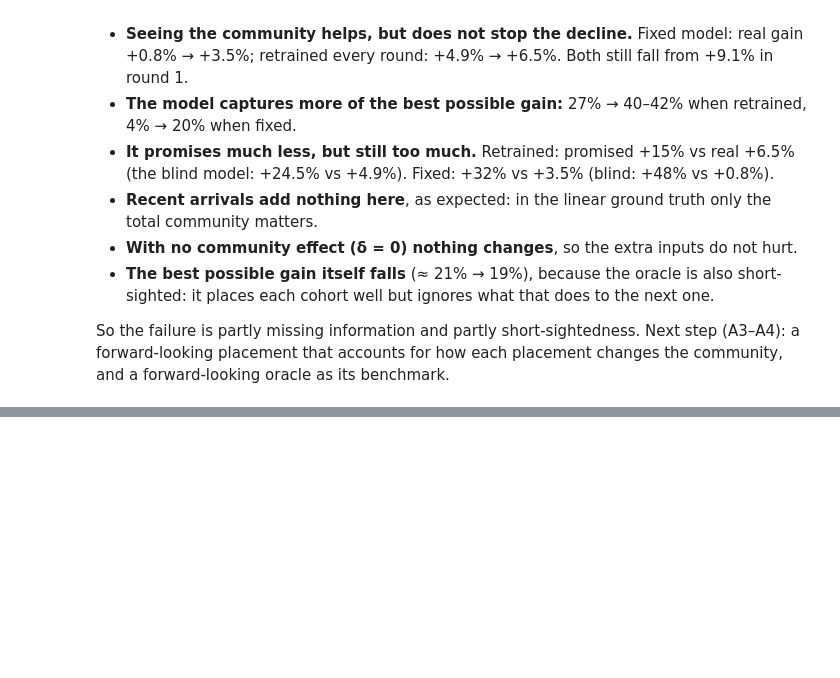
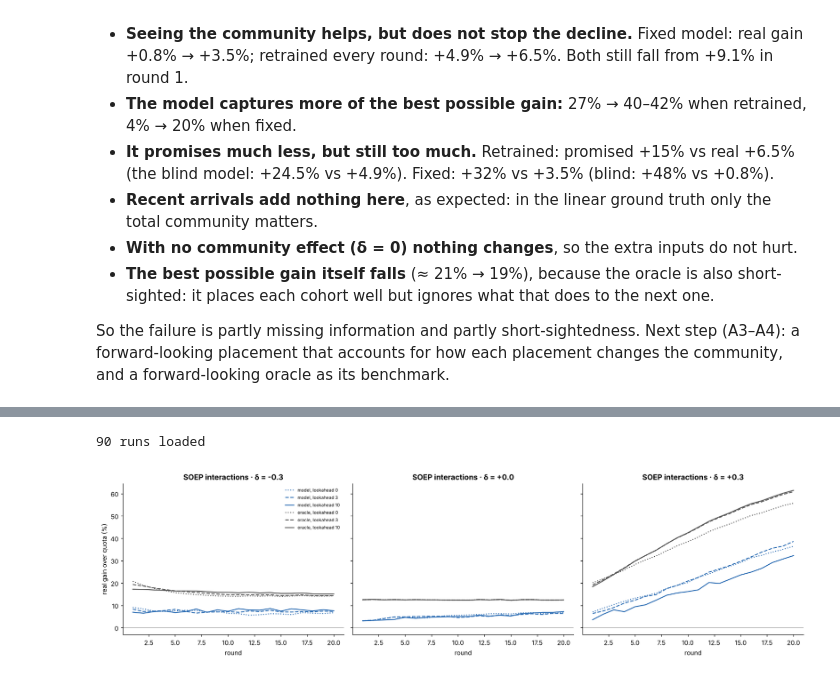
Before and after one commit to sofiykamanko/refugee_locating, a Jupyter notebook: notebooks/ws_a_community_model.ipynb, the cells around one changed output, grey strips where cells are left out. Cells and saved outputs as stored; diff of their text form; code cells hidden in the pictures; blank space fills up the shorter version.

```diff
--- a/notebooks/ws_a_community_model.ipynb
+++ b/notebooks/ws_a_community_model.ipynb
@@ -173,0 +190,23 @@ So the failure is partly missing information and partly short-sightedness. Next
+# %%
+fw = load_results("../results/forward_looking")
+print(f"{fw['run_key'].nunique()} runs loaded")
+LOOKAHEAD_STYLE = {0: ":", 3: "--", 10: "-"}
+PLANNER_COLOR = {"model": "#2F6FB5", "oracle": "#555555"}
+
+fig, axes = plt.subplots(1, 3, figsize=(16, 4.4), sharey=True)
+for ax, d in zip(axes, DELTAS):
+    for planner, color in PLANNER_COLOR.items():
+        for la, ls in LOOKAHEAD_STYLE.items():
+            g = mean_by_round(fw[(fw["delta"] == d) & (fw["planner"] == planner) & (fw["lookahead"] == la)], "gain_pct")
+            ax.plot(g.index, g, ls, color=color, label=f"{planner}, lookahead {la}")
+    ax.axhline(0, color="grey", lw=0.5)
+    ax.set_title(f"SOEP interactions · δ = {d:+.1f}", fontweight="bold")
+    ax.set_xlabel("round")
+axes[0].set_ylabel("real gain over quota (%)")
+axes[0].legend(fontsize=7, frameon=False)
+plt.tight_layout()
+plt.savefig("../results/figures/ws_a_forward_gain.png", dpi=150, bbox_inches="tight")
+plt.show()
+# %% [output]
+90 runs loaded
+[figure, added]
```
Also changed, not shown: parts of 5 cells of this notebook, 7 other files.
